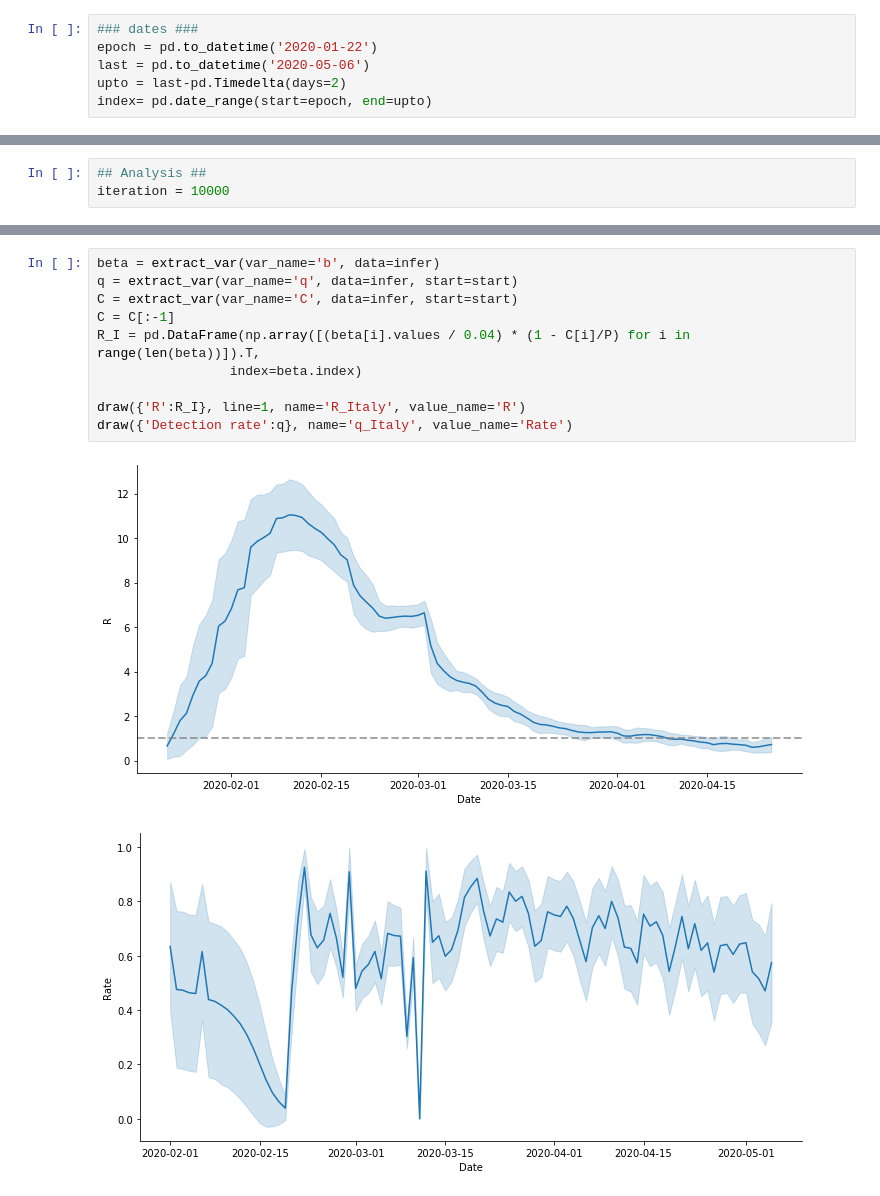
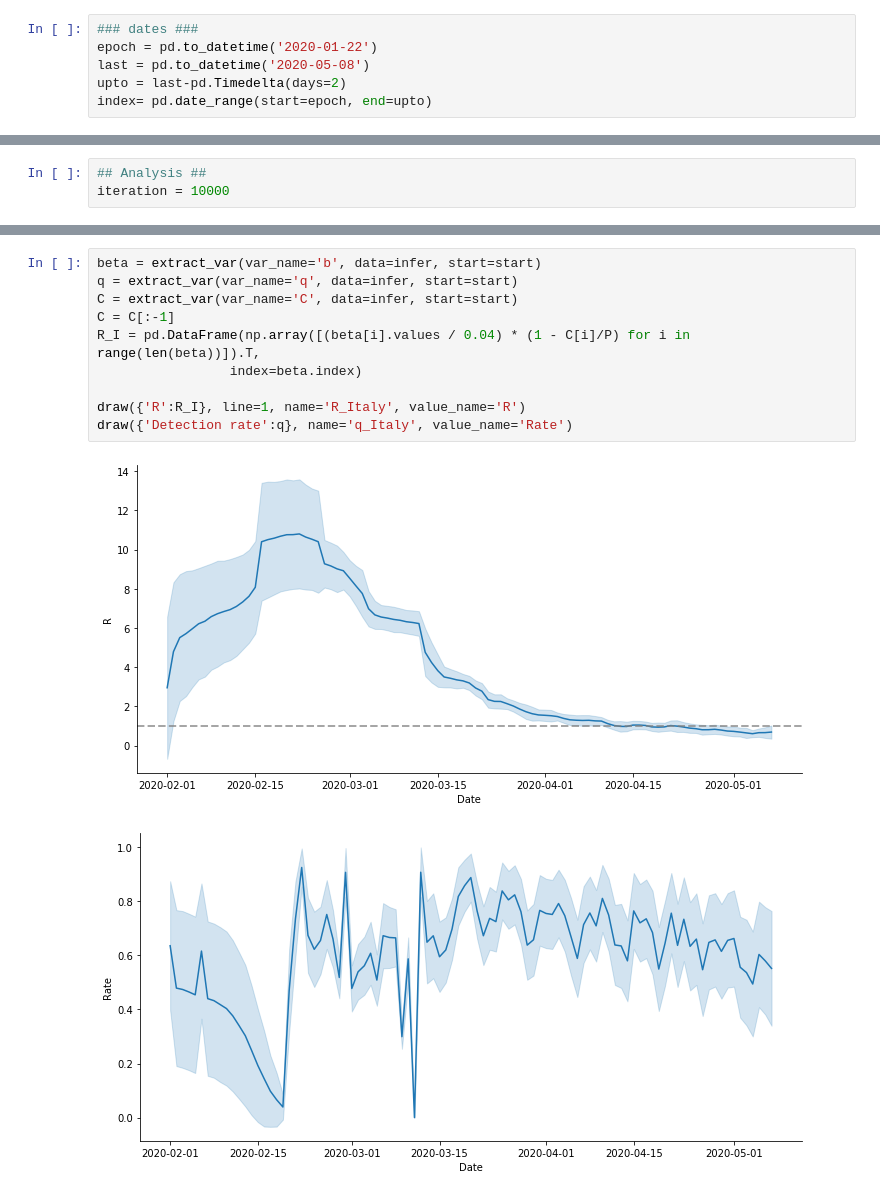
Before and after one commit to yoriyuki/BayesianCOVID19, a Jupyter notebook: notebook/Experiments.ipynb, the cells around one changed output, grey strips where cells are left out. Cells and saved outputs as stored; diff of their text form.

```diff
--- a/notebook/Experiments.ipynb
+++ b/notebook/Experiments.ipynb
@@ -35,7 +35,7 @@ death = df.cummax()
 # %%
 ### dates ###
 epoch = pd.to_datetime('2020-01-22')
-last = pd.to_datetime('2020-05-06')
+last = pd.to_datetime('2020-05-08')
 upto = last-pd.Timedelta(days=2)
 index= pd.date_range(start=epoch, end=upto)
 # %%
@@ -904,16 +872,16 @@ See http://arxiv.org/abs/1507.04544 for details
 # %%
-beta = extract_var(var_name='b', data=infer)
+beta = extract_var(var_name='b', data=infer, start=start)
 q = extract_var(var_name='q', data=infer, start=start)
 C = extract_var(var_name='C', data=infer, start=start)
 C = C[:-1]
 R_I = pd.DataFrame(np.array([(beta[i].values / 0.04) * (1 - C[i]/P) for i in range(len(beta))]).T,
                  index=beta.index)
 
 draw({'R':R_I}, line=1, name='R_Italy', value_name='R')
 draw({'Detection rate':q}, name='q_Italy', value_name='Rate')
 # %% [output]
-[figure, old version]
+[figure, new version]
-[figure, old version]
+[figure, new version]
 # %%
 ### Korea ###
 P = 51_640_000
```
Also changed, not shown: parts of 32 cells of this notebook.
